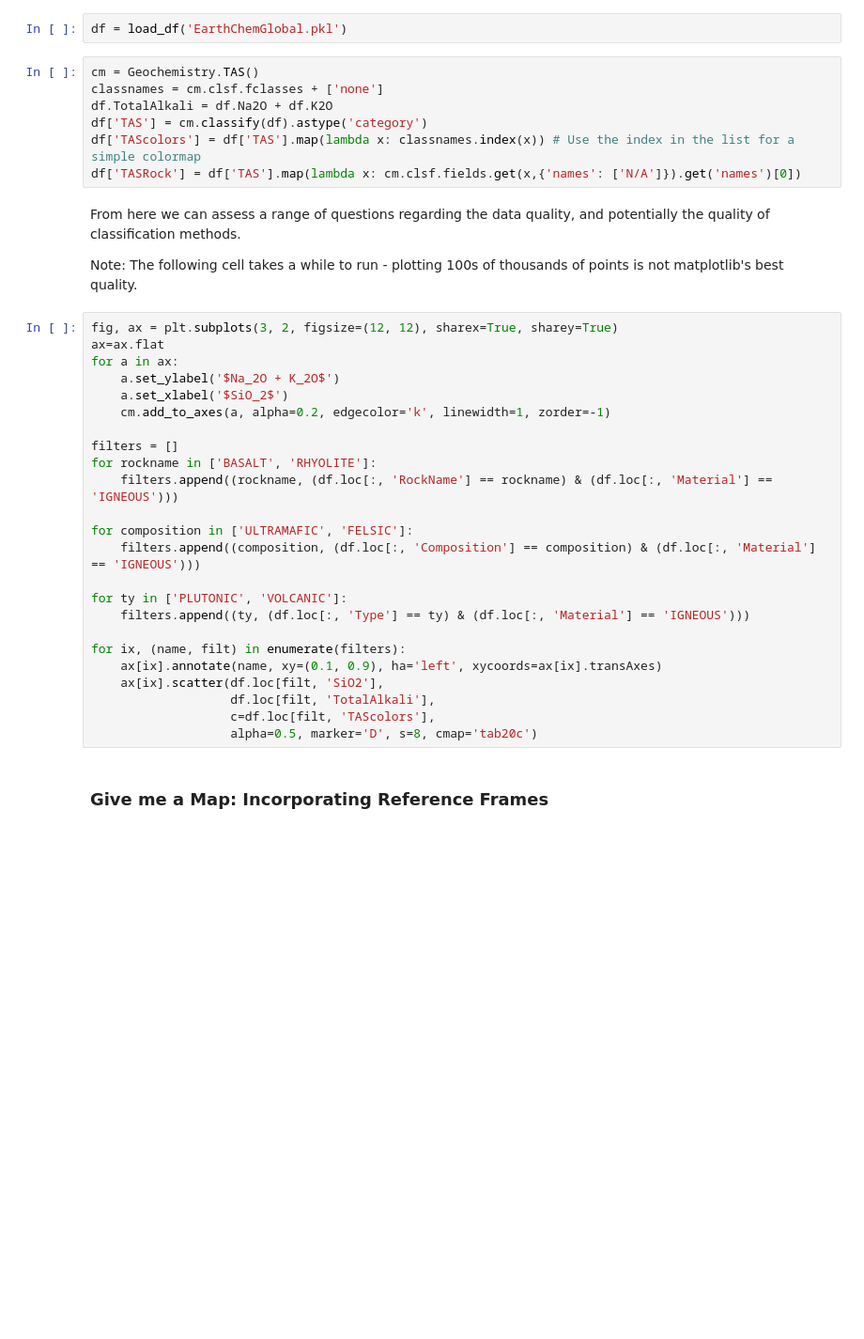
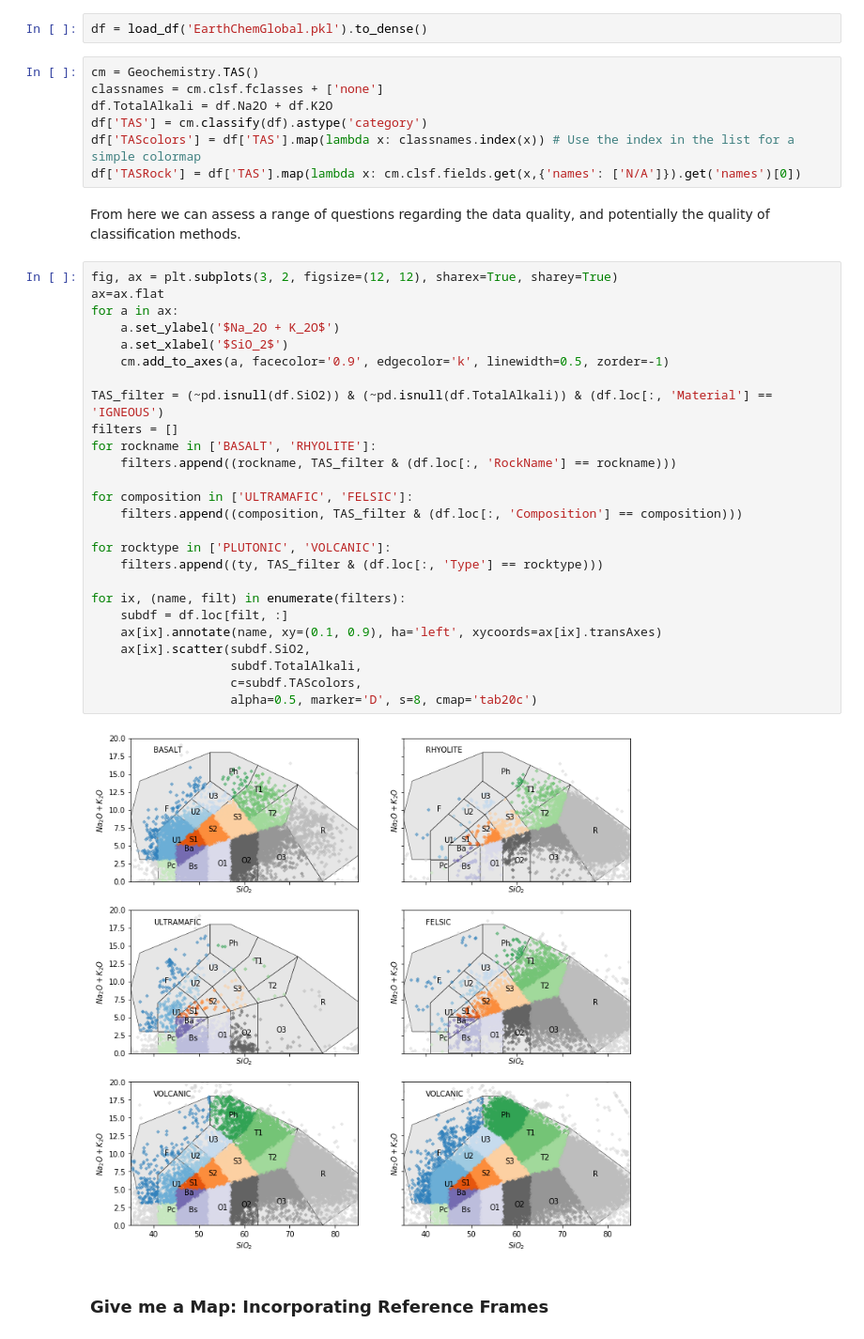
Before and after one commit to morganjwilliams/exploratory-geochemistry, a Jupyter notebook: 05_Domain_Knowledge.ipynb, the cells around one changed output. Shown: that part at 94% size. Cells and saved outputs as stored; diff of their text form; blank space fills up the shorter version.

```diff
--- a/05_Domain_Knowledge.ipynb
+++ b/05_Domain_Knowledge.ipynb
@@ -31,5 +29,5 @@ The autoreload extension is already loaded. To reload it, use:
 # %%
-df = load_df('EarthChemGlobal.pkl')
+df = load_df('EarthChemGlobal.pkl').to_dense()
 # %%
 cm = Geochemistry.TAS()
 classnames = cm.clsf.fclasses + ['none']
@@ -39,32 +37,34 @@ df['TAScolors'] = df['TAS'].map(lambda x: classnames.index(x)) # Use the index i
 df['TASRock'] = df['TAS'].map(lambda x: cm.clsf.fields.get(x,{'names': ['N/A']}).get('names')[0])
 # %% [markdown]
 From here we can assess a range of questions regarding the data quality, and potentially the quality of classification methods.
-
-Note: The following cell takes a while to run - plotting 100s of thousands of points is not matplotlib's best quality.
 # %%
 fig, ax = plt.subplots(3, 2, figsize=(12, 12), sharex=True, sharey=True)
 ax=ax.flat
 for a in ax:
     a.set_ylabel('$Na_2O + K_2O$')
     a.set_xlabel('$SiO_2$')
-    cm.add_to_axes(a, alpha=0.2, edgecolor='k', linewidth=1, zorder=-1)
+    cm.add_to_axes(a, facecolor='0.9', edgecolor='k', linewidth=0.5, zorder=-1)
 
+TAS_filter = (~pd.isnull(df.SiO2)) & (~pd.isnull(df.TotalAlkali)) & (df.loc[:, 'Material'] == 'IGNEOUS')
 filters = []
 for rockname in ['BASALT', 'RHYOLITE']:
-    filters.append((rockname, (df.loc[:, 'RockName'] == rockname) & (df.loc[:, 'Material'] == 'IGNEOUS')))
+    filters.append((rockname, TAS_filter & (df.loc[:, 'RockName'] == rockname)))
 
 for composition in ['ULTRAMAFIC', 'FELSIC']:
-    filters.append((composition, (df.loc[:, 'Composition'] == composition) & (df.loc[:, 'Material'] == 'IGNEOUS')))
+    filters.append((composition, TAS_filter & (df.loc[:, 'Composition'] == composition)))
 
-for ty in ['PLUTONIC', 'VOLCANIC']:
-    filters.append((ty, (df.loc[:, 'Type'] == ty) & (df.loc[:, 'Material'] == 'IGNEOUS')))
+for rocktype in ['PLUTONIC', 'VOLCANIC']:
+    filters.append((ty, TAS_filter & (df.loc[:, 'Type'] == rocktype)))
 
 for ix, (name, filt) in enumerate(filters):
+    subdf = df.loc[filt, :]
     ax[ix].annotate(name, xy=(0.1, 0.9), ha='left', xycoords=ax[ix].transAxes)
-    ax[ix].scatter(df.loc[filt, 'SiO2'],
-                   df.loc[filt, 'TotalAlkali'],
-                   c=df.loc[filt, 'TAScolors'],
+    ax[ix].scatter(subdf.SiO2,
+                   subdf.TotalAlkali,
+                   c=subdf.TAScolors,
                    alpha=0.5, marker='D', s=8, cmap='tab20c')
+# %% [output]
+[figure, added]
 # %% [markdown]
 ### Give me a Map: Incorporating Reference Frames
 # %% [markdown]
```
Also changed, not shown: parts of 2 cells of this notebook, 44 other files.
